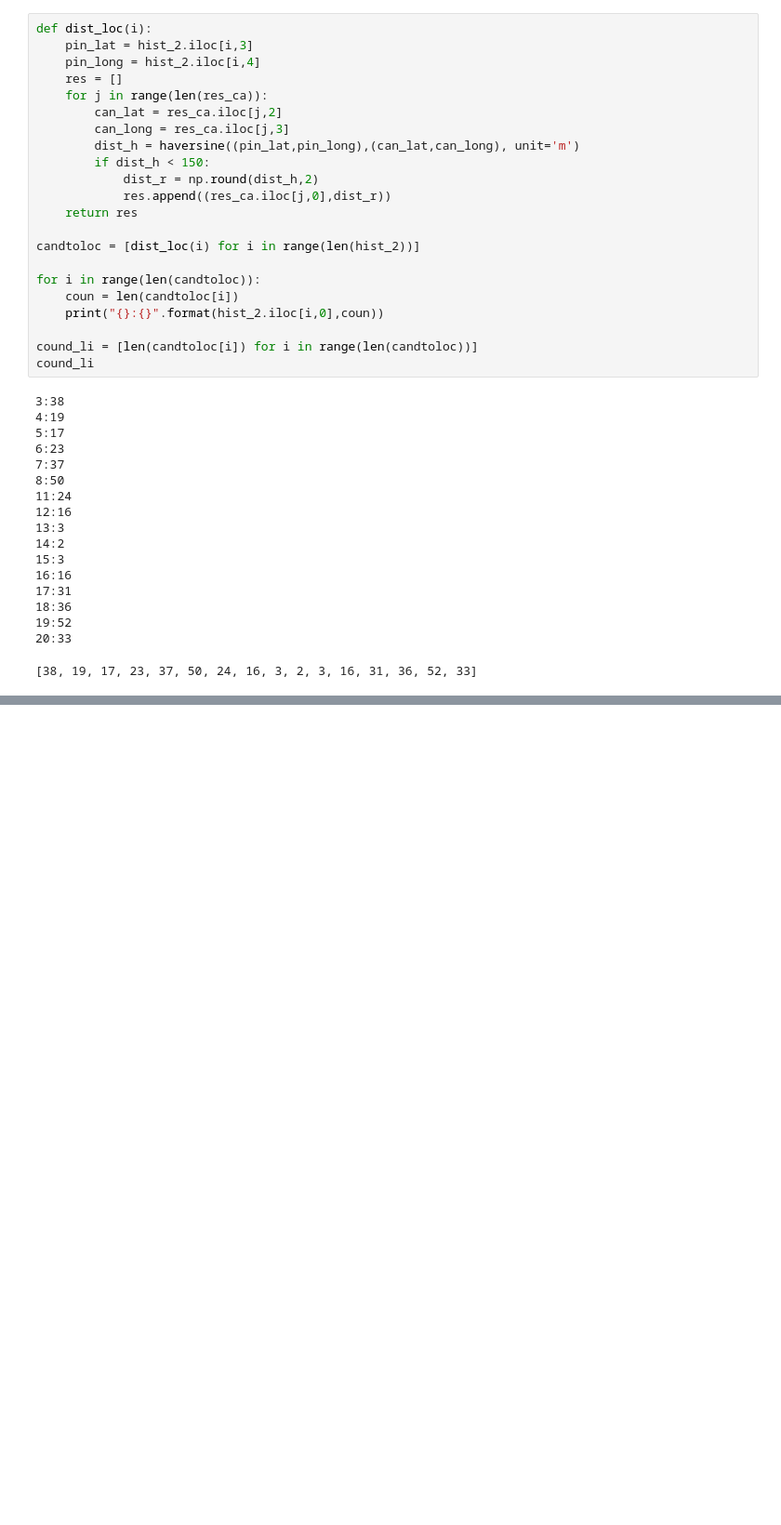
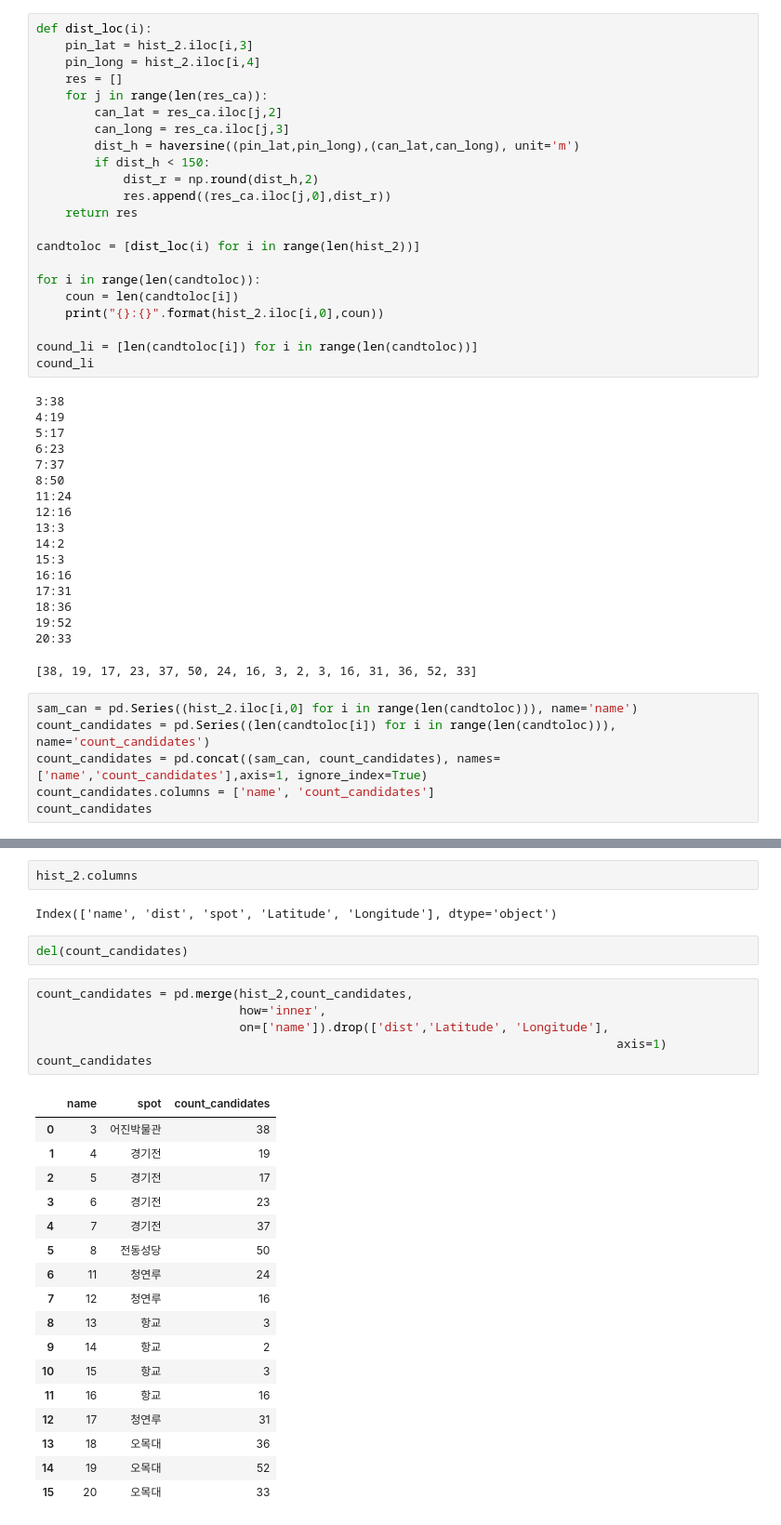
Before and after one commit to Ant9615/CapstoneDesignProject_JBNU_ISE, a Jupyter notebook: work/data prepro.ipynb, the cells around one changed output, grey strips where cells are left out. Shown at 93% size. Cells and saved outputs as stored; diff of their text form; blank space fills up the shorter version.

```diff
--- a/work/data prepro.ipynb
+++ b/work/data prepro.ipynb
@@ -275,3 +275,9 @@ cound_li
 19:52
 20:33
 [38, 19, 17, 23, 37, 50, 24, 16, 3, 2, 3, 16, 31, 36, 52, 33]
+# %%
+sam_can = pd.Series((hist_2.iloc[i,0] for i in range(len(candtoloc))), name='name')
+count_candidates = pd.Series((len(candtoloc[i]) for i in range(len(candtoloc))), name='count_candidates')
+count_candidates = pd.concat((sam_can, count_candidates), names=['name','count_candidates'],axis=1, ignore_index=True)
+count_candidates.columns = ['name', 'count_candidates']
+count_candidates
@@ -277,0 +302,30 @@ cound_li
+# %%
+hist_2.columns
+# %% [output]
+Index(['name', 'dist', 'spot', 'Latitude', 'Longitude'], dtype='object')
+# %%
+del(count_candidates)
+# %%
+count_candidates = pd.merge(hist_2,count_candidates,
+                            how='inner',
+                            on=['name']).drop(['dist','Latitude', 'Longitude'],
+                                                                                axis=1)
+count_candidates
+# %% [output]
+|  | name | spot | count_candidates |
+| 0 | 3 | 어진박물관 | 38 |
+| 1 | 4 | 경기전 | 19 |
+| 2 | 5 | 경기전 | 17 |
+| 3 | 6 | 경기전 | 23 |
+| 4 | 7 | 경기전 | 37 |
+| 5 | 8 | 전동성당 | 50 |
+| 6 | 11 | 청연루 | 24 |
+| 7 | 12 | 청연루 | 16 |
+| 8 | 13 | 항교 | 3 |
+| 9 | 14 | 항교 | 2 |
+| 10 | 15 | 항교 | 3 |
+| 11 | 16 | 항교 | 16 |
+| 12 | 17 | 청연루 | 31 |
+| 13 | 18 | 오목대 | 36 |
+| 14 | 19 | 오목대 | 52 |
+| 15 | 20 | 오목대 | 33 |
```
Also changed, not shown: parts of 1 cell of this notebook, 5 other files.
